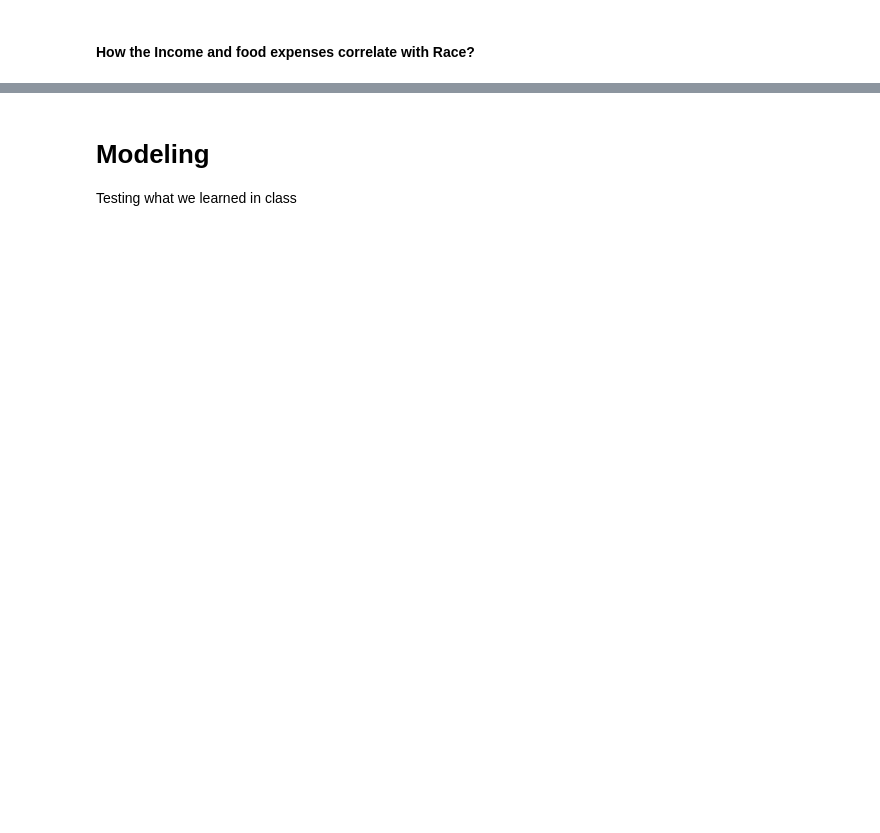
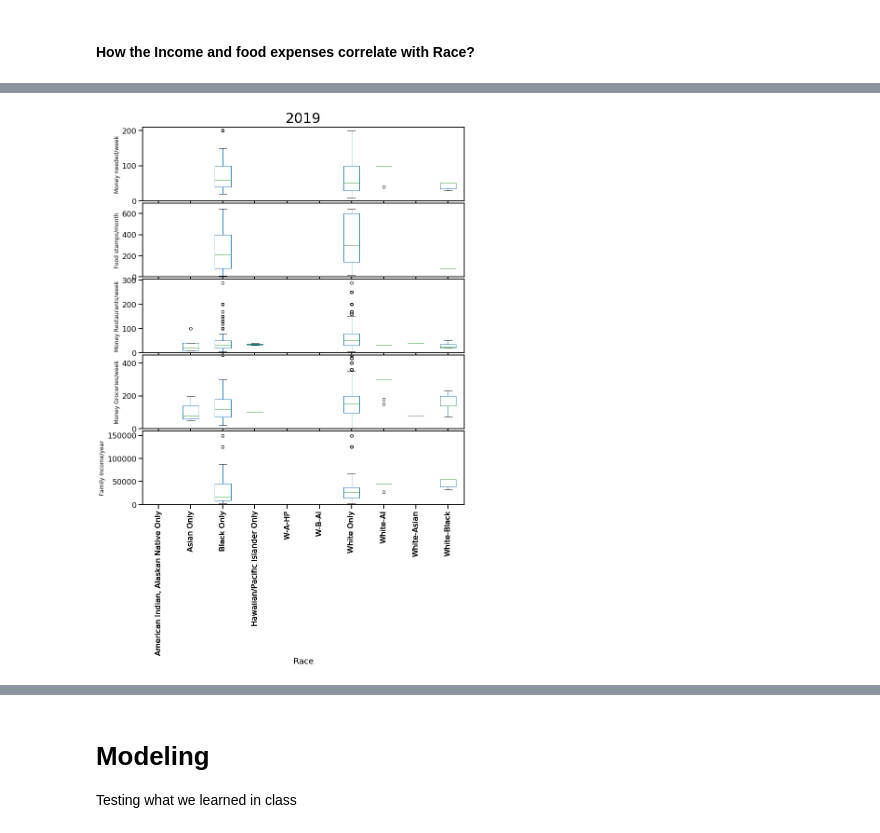
Before and after one commit to astronomilo/foodinsecurity, a Jupyter notebook: Notebooks/EDA_Prep/Team_27_EDA_Prep_20220220.ipynb, the cells around one changed output, grey strips where cells are left out. Cells and saved outputs as stored; diff of their text form; code cells hidden in the pictures; blank space fills up the shorter version.

```diff
--- a/Notebooks/EDA_Prep/Team_27_EDA_Prep_20220207.ipynb
+++ b/Notebooks/EDA_Prep/Team_27_EDA_Prep_20220220.ipynb
@@ -646,0 +654,80 @@ short_2019 = short_2019[short_2019['FOODSTAMPS_AMT_PERMONTH']>0]
+# %%
+Dict_Race = {1: 'White Only',
+             2: 'Black Only',
+             3: 'American Indian, Alaskan Native Only',
+             4: 'Asian Only',
+             5: 'Hawaiian/Pacific Islander Only',
+             6: 'White-Black',
+             7: 'White-AI',
+             8: 'White-Asian',
+            16: 'W-B-AI',
+            21: 'W-A-HP'}
+
+def fix_race(df, string):
+    for i in [1,2,3,4,5,6,7,8,16,21]:
+        if i not in df.RACE.drop_duplicates().values:
+            df = df.append({'RACE': i,
+                             string: 0},
+                             ignore_index = True)
+    df = df.replace({"RACE": Dict_Race})
+    return df
+# Households needing to meet food needs
+FoodNeed = cps2019_df[cps2019_df['AMOUNT_NEEDED_TO_MEET_HOUSEHOLD_FOOD_NEED']!=-1]
+FoodNeed = fix_race(FoodNeed, 'AMOUNT_NEEDED_TO_MEET_HOUSEHOLD_FOOD_NEED')
+# Food stamps/month:
+FoodStamps = cps2019_df[cps2019_df['FOODSTAMPS_AMT_PERMONTH']>0]
+FoodStamps = fix_race(FoodStamps, 'FOODSTAMPS_AMT_PERMONTH')
+# Purchases in Restaurants /week
+FoodRest = cps2019_df[cps2019_df['HOUSEHOLD_PURCHASES_RESTAURANTS']>=0]
+FoodRest = fix_race(FoodRest, 'HOUSEHOLD_PURCHASES_RESTAURANTS')
+# Purchases in Groceries / week
+FoodGroc = cps2019_df[cps2019_df['HOUSEHOLD_PURCHASES_GROCERIES']>=0]
+FoodGroc = fix_race(FoodGroc, 'HOUSEHOLD_PURCHASES_GROCERIES')
+# Family Income
+FamInc = cps2019_df[cps2019_df['AMOUNT_NEEDED_TO_MEET_HOUSEHOLD_FOOD_NEED']!=-1]
+Dict_Family_Income = { 1: 2500, 2: 6250, 3: 8750, 4: 11250, 5: 13750, 6: 17500,
+                       7: 22500, 8: 27500, 9: 32500, 10: 37500, 11: 45000, 12: 55000,
+                      13: 67500, 14: 87500, 15: 125000, 16: 150000}
+FamInc = FamInc.replace({"FAMILY_INCOME": Dict_Family_Income})
+FamInc = fix_race(FamInc, 'FAMILY_INCOME')
+
+# MAKE THE PLOT
+fig, (ax1, ax2, ax3, ax4, ax5) = plt.subplots(5, sharex=True, figsize=(12,15))
+fig.subplots_adjust(0,0,1,1,0,0.03) # This removes space between plots
+
+FoodNeed.boxplot(column='AMOUNT_NEEDED_TO_MEET_HOUSEHOLD_FOOD_NEED',
+                 by='RACE',grid=False, ax=ax1)
+ax1.set_ylabel('Money needed/week', fontsize=12)
+ax1.set_title('')
+ax1.set_ylim(0,210)
+# Food stamps/month:
+FoodStamps.boxplot(column='FOODSTAMPS_AMT_PERMONTH',
+                 by='RACE',grid=False, ax=ax2)
+ax2.set_ylabel('Food stamps/month', fontsize=12)
+ax2.set_title('')
+ax2.set_ylim(0,700)
+# Purchase Restaurants
+FoodRest.boxplot(column='HOUSEHOLD_PURCHASES_RESTAURANTS',
+                 by='RACE',grid=False,ax=ax3)
+ax3.set_ylabel('Money Restaurants/week', fontsize=12)
+ax3.set_title('')
+ax3.set_ylim(0,305)
+# Purchases in Groceries / week
+FoodGroc.boxplot(column='HOUSEHOLD_PURCHASES_GROCERIES',
+                 by='RACE',grid=False,ax=ax4)
+ax4.set_ylabel('Money Groceries/week', fontsize=12)
+ax4.set_title('')
+ax4.set_ylim(0,450)
+# Family Income
+FamInc.boxplot(column='FAMILY_INCOME',
+                 by='RACE',grid=False, ax=ax5)
+ax5.set_ylabel('Family Income/year', fontsize=12)
+ax5.set_title('')
+ax5.set_ylim(0,160000)
+ax5.set_xlabel('Race')
+ax5.tick_params(axis='x', labelrotation = 90)
+
+fig.suptitle('2019',y=0.93, fontsize=30)
+plt.show()
+# %% [output]
+[figure, added]
```
Also changed, not shown: parts of 10 cells of this notebook.
